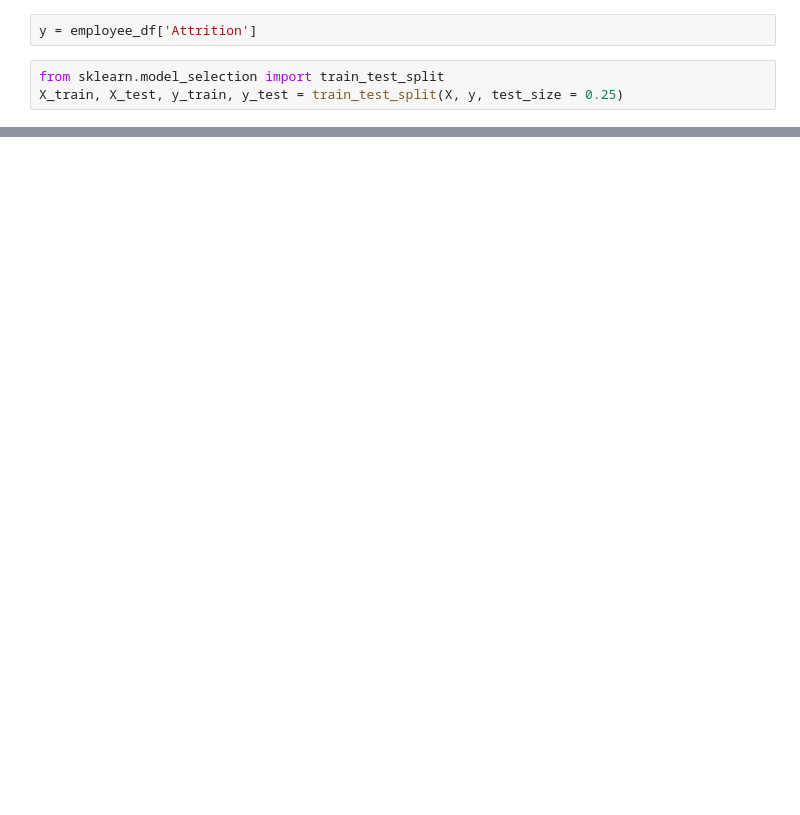
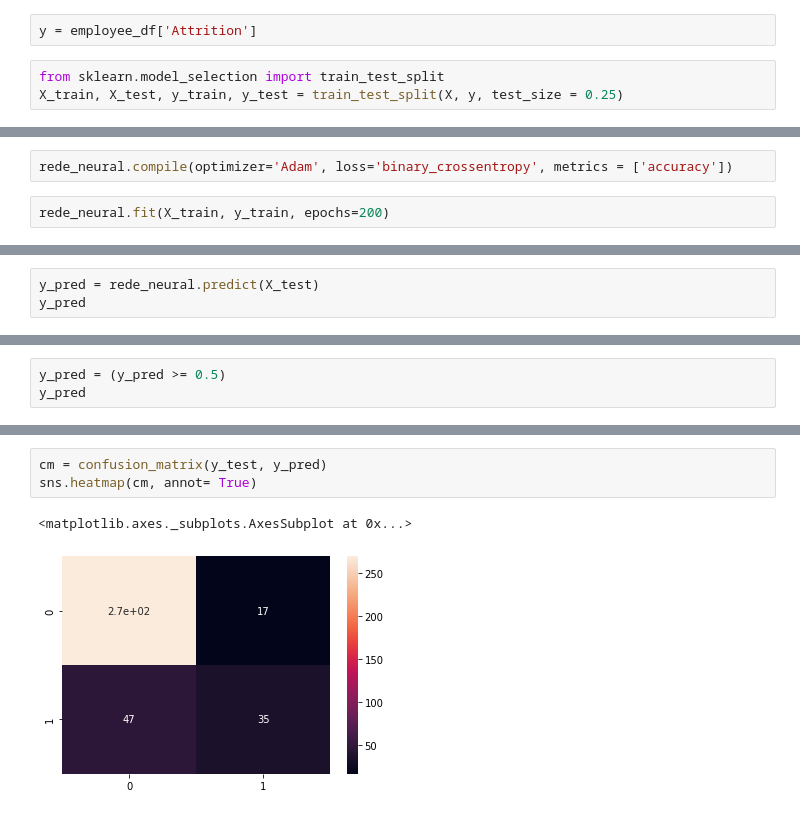
Before and after one commit to lucasgstumpf/RecursosHumanos-DataScience, a Jupyter notebook: Data_Science_Recursos_Humanos.ipynb, the cells around one changed output, grey strips where cells are left out. Cells and saved outputs as stored; diff of their text form; blank space fills up the shorter version.

```diff
--- a/Data_Science_Recursos_Humanos.ipynb
+++ b/Data_Science_Recursos_Humanos.ipynb
@@ -273,0 +456,4 @@ X_test.shape, y_test
+# %%
+rede_neural.compile(optimizer='Adam', loss='binary_crossentropy', metrics = ['accuracy'])
+# %%
+rede_neural.fit(X_train, y_train, epochs=200)
@@ -273,0 +479,3 @@ X_test.shape, y_test
+# %%
+y_pred = rede_neural.predict(X_test)
+y_pred
@@ -273,0 +500,3 @@ X_test.shape, y_test
+# %%
+y_pred = (y_pred >= 0.5)
+y_pred
@@ -273,0 +521,6 @@ X_test.shape, y_test
+# %%
+cm = confusion_matrix(y_test, y_pred)
+sns.heatmap(cm, annot= True)
+# %% [output]
+<matplotlib.axes._subplots.AxesSubplot at 0x...>
+[figure, added]
```
Also changed, not shown: parts of 57 cells of this notebook.
